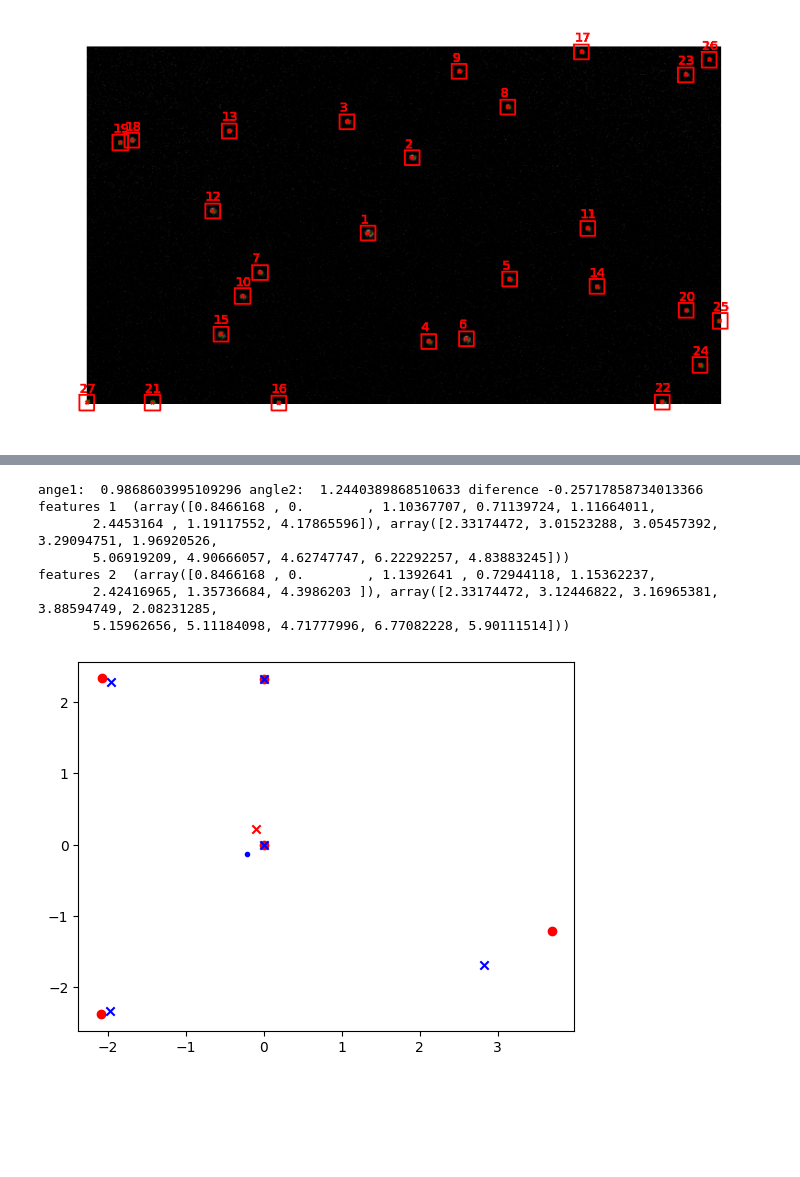
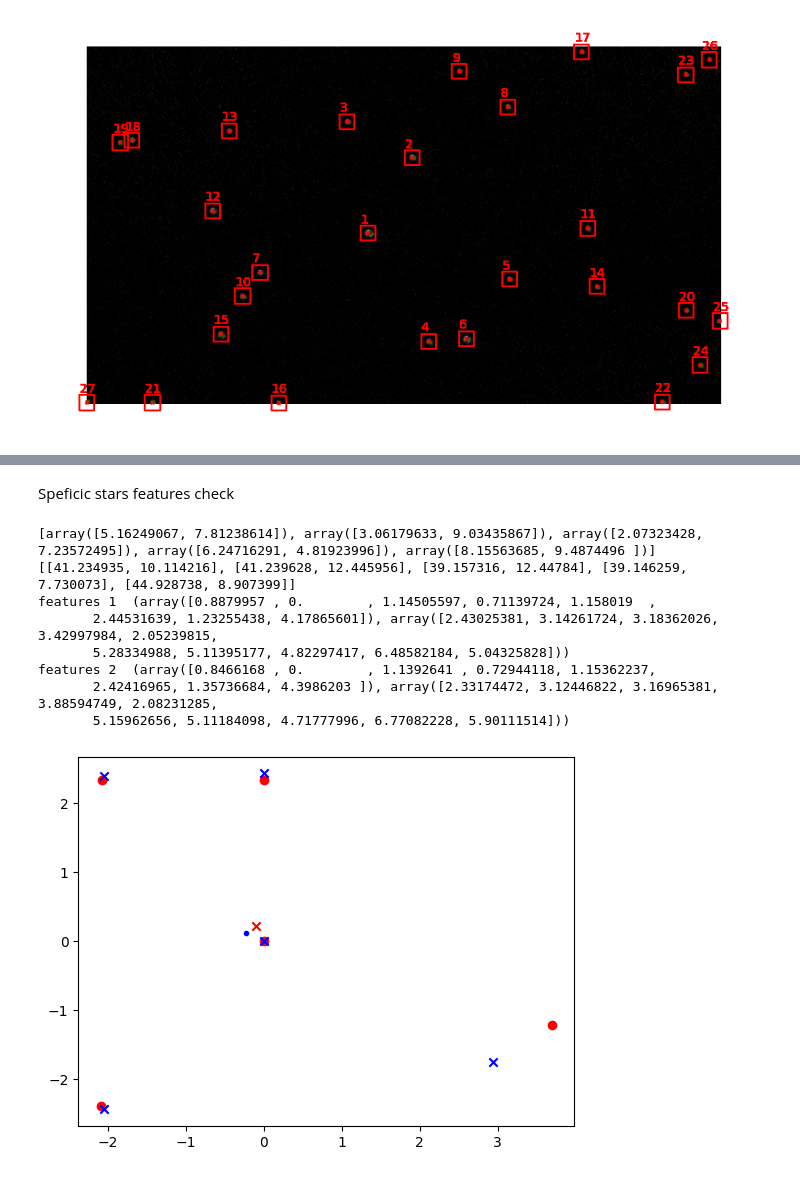
Before and after one commit to I-Zuniga/Event_Star_tracker, a Jupyter notebook: jupyter_notebooks/sdk_test.ipynb, the cells around one changed output, grey strips where cells are left out. Drawn from its saved outputs; the diff is of its cells as text; code cells hidden in the pictures; blank space fills up the shorter version.

```diff
--- a/jupyter_notebooks/sdk_test.ipynb
+++ b/jupyter_notebooks/sdk_test.ipynb
@@ -278,54 +238,63 @@ Star 4: [0.57032426 0.66345801]
+# %% [markdown]
+Speficic stars features check
 # %%
 from lib.event_processing import *
-pos = [[0.36101333, 0.54632071],
-        [0.21411163,0.63177333],
-        [0.14498142, 0.50599475],
-        [0.43686454 ,0.33700979],
-        [0.57032426, 0.66345801] ]
+# pos = [[0.36101333, 0.54632071],
+#         [0.21411163,0.63177333],
+#         [0.14498142, 0.50599475],
+#         [0.43686454 ,0.33700979],
+#         [0.57032426, 0.66345801] ]
 
-pos_2 = [[41.234935, 10.114216],
-        [41.239628, 12.445956],
-        [39.157316, 12.447840],
-        [39.146259, 7.730073],
-        [44.928738, 8.907399] ]
-print('ange1: ', np.arctan2(pos[0][1], pos[0][0]), 'angle2: ', np.arctan2(pos[1][1], pos[1][0]), 'diference' , np.arctan2(pos[0][1], pos[0][0]) - np.arctan2(pos[1][1], pos[1][0]) )
+pos = np.multiply(np.array(stars_sorted_by_main)[0:5, 0] ,ref_pixel_to_deg * recording_FOV).tolist()
+
+pos_2 = [[41.234935 , 10.114216],
+        [41.239628 , 12.445956],
+        [39.157316 , 12.447840],
+        [39.146259 , 7.730073],
+        [44.928738 , 8.907399] ]
+
+print(pos)
+print(pos_2)
 
 figure, ax = plt.subplots()
 #Rescale the position to the main star to the center
 
 pos = np.array(pos) - pos[0]
 pos_2= np.array(pos_2) - pos_2[0]
 
-fac = np.linalg.norm(pos_2[1]  ) / np.linalg.norm(pos[1] )
-pos = np.array(pos) * fac
-center = np.mean(pos, axis=0)
-center_2 = np.mean(pos_2, axis=0)
+# fac = np.linalg.norm(pos_2[1]  ) / np.linalg.norm(pos[1] )
+# pos = np.array(pos) * fac
+
 
 #ROtate
 alpha = -60
 alpha = alpha*np.pi/180
 R = np.array([[np.cos(alpha), -np.sin(alpha)],
         [np.sin(alpha), np.cos(alpha)]])
 pos_rot = np.dot(R, pos.T).T
+
+center = np.mean(pos_rot, axis=0)
+center_2 = np.mean(pos_2, axis=0)
 
 ax.scatter([x[0] for x in pos_2], [x[1] for x in pos_2], color='r', label='From dataset')
 ax.scatter([x[0] for x in pos_rot], [x[1] for x in pos_rot], color='b', label='From recording', marker='x')
 ax.scatter(center[0], center[1], color='b', label='Center', marker='.')
 ax.scatter(center_2[0], center_2[1], color='r', label='Center', marker='x')
 
 
 # Get features
 print( 'features 1 ', get_star_features(np.array(pos), 1, 1, 1) )
 print( 'features 2 ', get_star_features(np.array(pos_2), 1, 1, 1) )
 # %% [output]
-ange1:  0.9868603995109296 angle2:  1.2440389868510633 diference -0.25717858734013366
-features 1  (array([0.8466168 , 0.        , 1.10367707, 0.71139724, 1.11664011,
-       2.4453164 , 1.19117552, 4.17865596]), array([2.33174472, 3.01523288, 3.05457392, 3.29094751, 1.96920526,
-       5.06919209, 4.90666057, 4.62747747, 6.22292257, 4.83883245]))
+[array([5.16249067, 7.81238614]), array([3.06179633, 9.03435867]), array([2.07323428, 7.23572495]), array([6.24716291, 4.81923996]), array([8.15563685, 9.4874496 ])]
+[[41.234935, 10.114216], [41.239628, 12.445956], [39.157316, 12.44784], [39.146259, 7.730073], [44.928738, 8.907399]]
+features 1  (array([0.8879957 , 0.        , 1.14505597, 0.71139724, 1.158019  ,
+       2.44531639, 1.23255438, 4.17865601]), array([2.43025381, 3.14261724, 3.18362026, 3.42997984, 2.05239815,
+       5.28334988, 5.11395177, 4.82297417, 6.48582184, 5.04325828]))
 features 2  (array([0.8466168 , 0.        , 1.1392641 , 0.72944118, 1.15362237,
        2.42416965, 1.35736684, 4.3986203 ]), array([2.33174472, 3.12446822, 3.16965381, 3.88594749, 2.08231285,
        5.15962656, 5.11184098, 4.71777996, 6.77082228, 5.90111514]))
-[figure, old version]
+[figure, new version]
 # %%
 import numpy as np
 def test_get_features_2():
```
Also changed, not shown: parts of 13 cells of this notebook, 14 other files.
